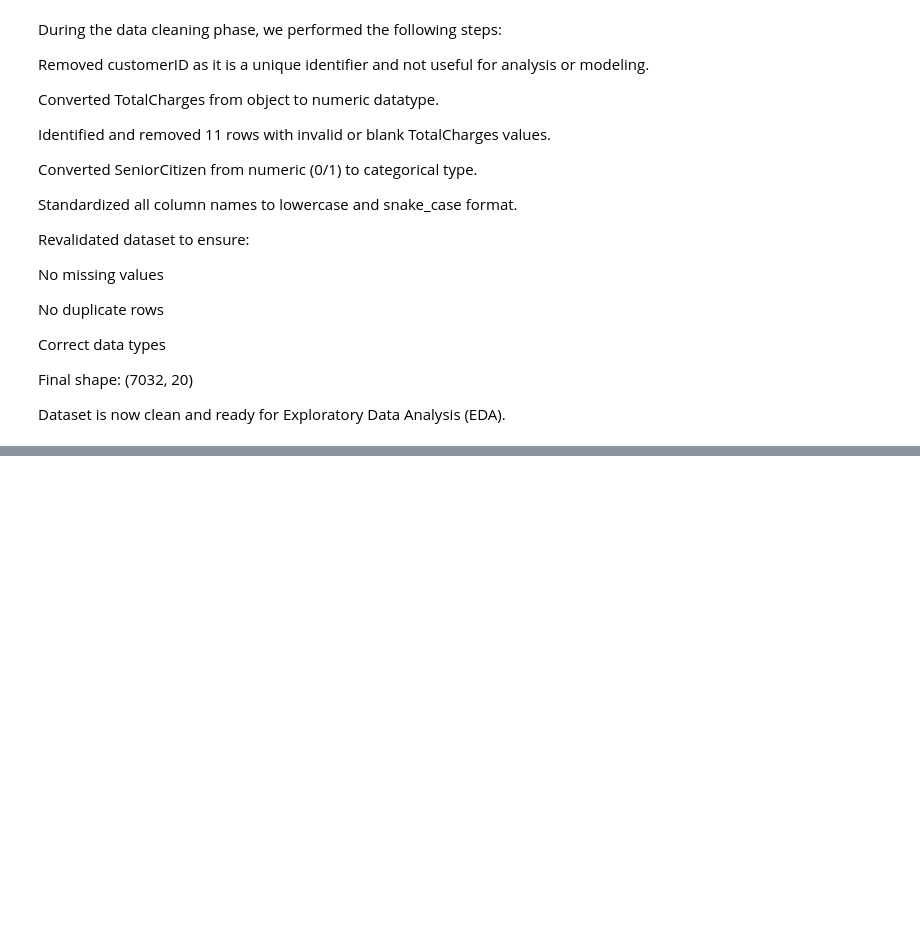
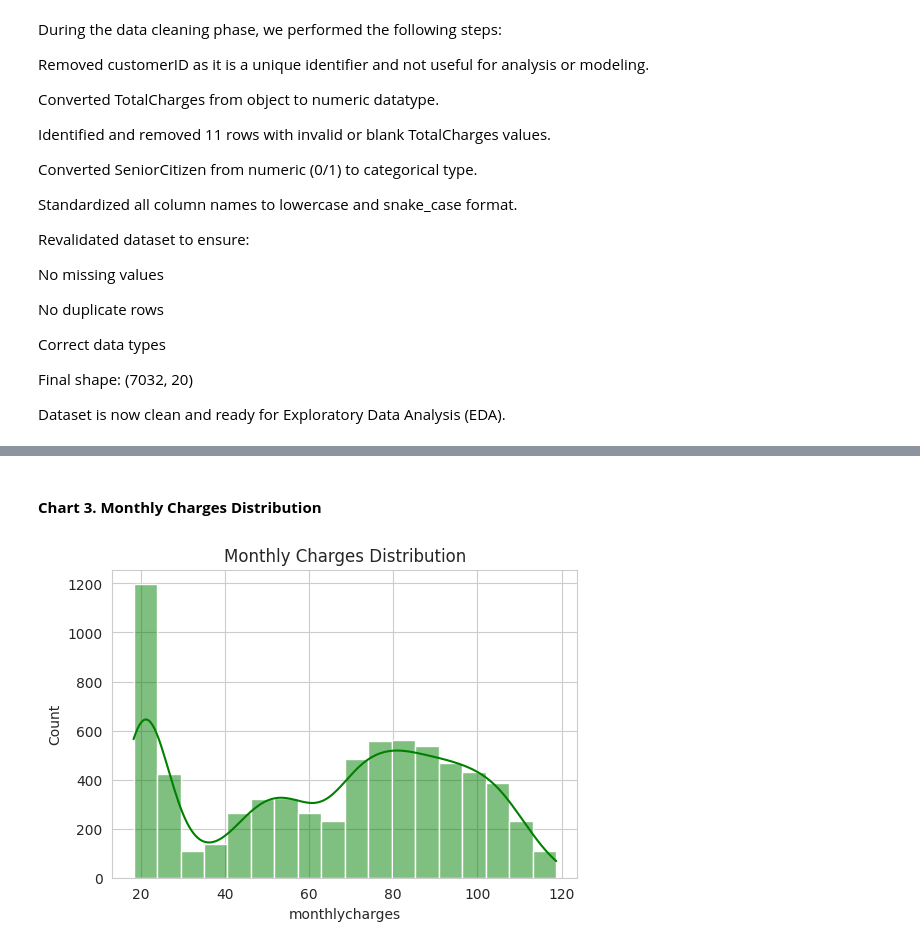
Before and after one commit to Sagarjain93/Machine-Learning-Portfolio, a Jupyter notebook: 03_ML_Practice/Customer_Churn_In_Telecom/Customer_Churn_Telecom.ipynb, the cells around one changed output, grey strips where cells are left out. Cells and saved outputs as stored; diff of their text form; code cells hidden in the pictures; blank space fills up the shorter version.

```diff
--- a/03_ML_Practice/Customer_Churn_In_Telecom/Customer_Churn_Telecom.ipynb
+++ b/03_ML_Practice/Customer_Churn_In_Telecom/Customer_Churn_Telecom.ipynb
@@ -368,0 +447,10 @@ Dataset is now clean and ready for Exploratory Data Analysis (EDA).
+# %% [markdown]
+#### **Chart 3. Monthly Charges Distribution**
+# %%
+#Chart No.3 : Monthly Charges Distribution
+plt.figure(figsize=(6,4))
+sns.histplot(df['monthlycharges'], kde=True, color='green')
+plt.title("Monthly Charges Distribution")
+plt.show()
+# %% [output]
+[figure, added]
```
Also changed, not shown: parts of 117 cells of this notebook.
